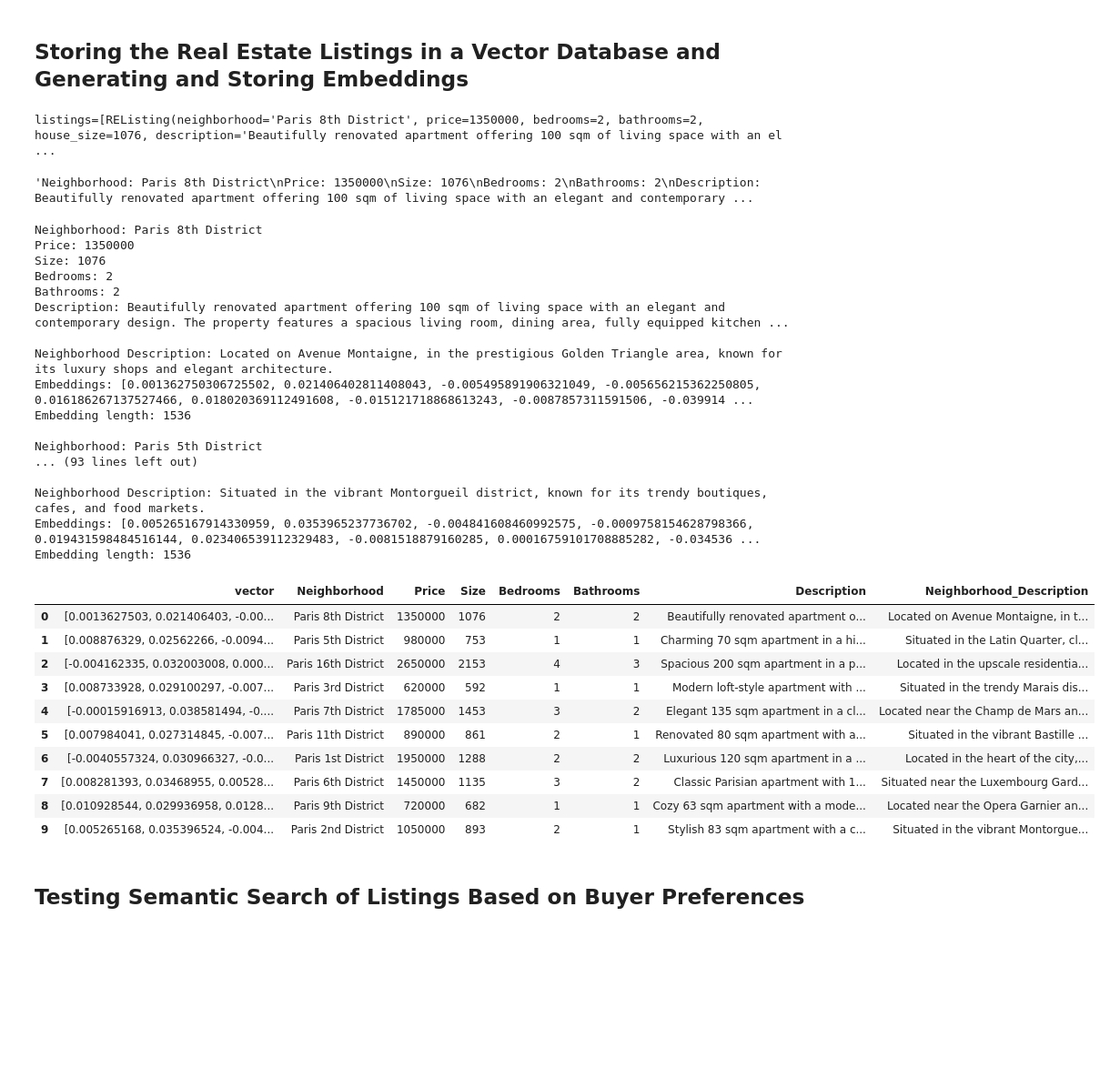
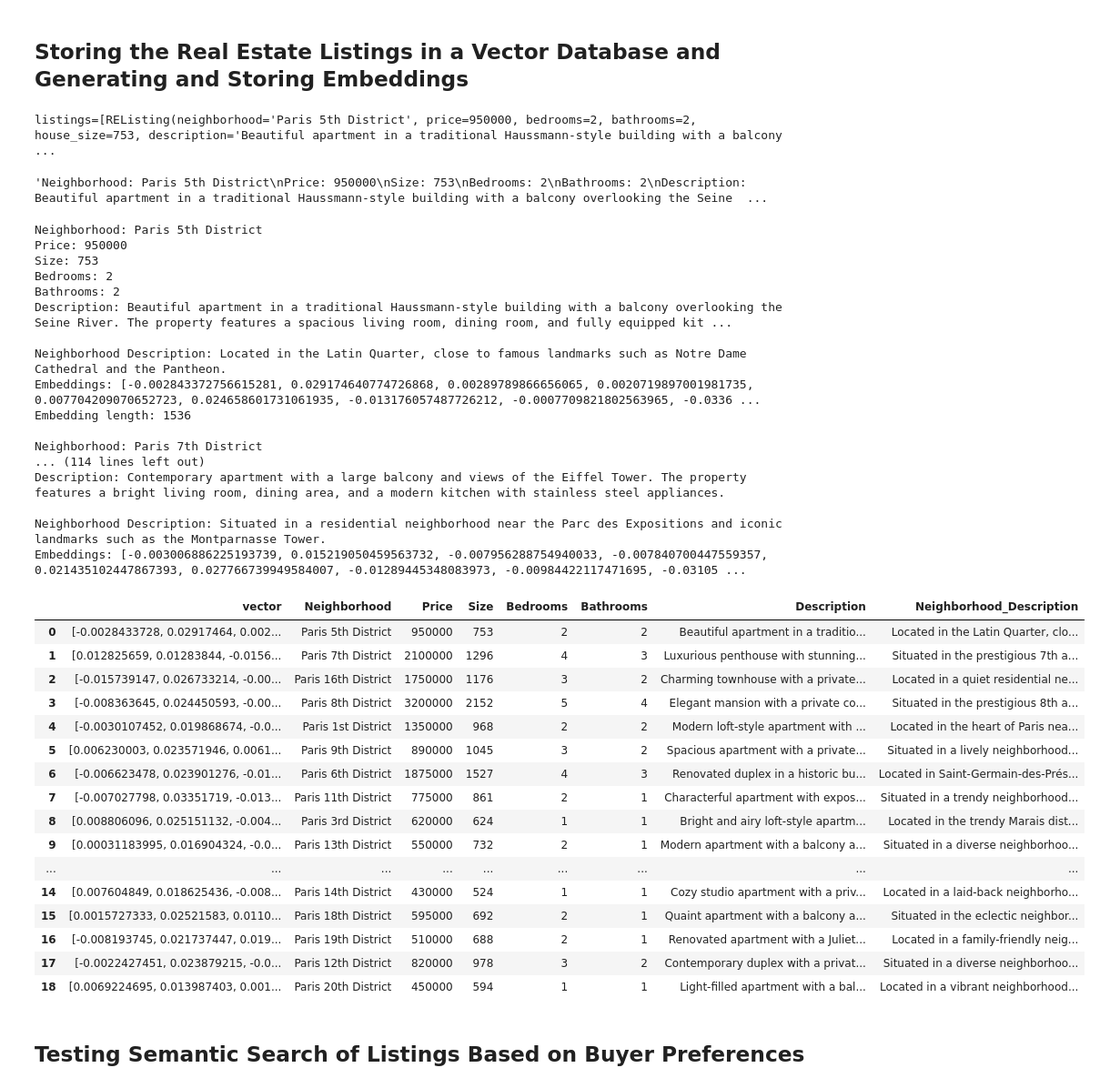
Before and after one commit to mamsdiallo/GenerativeAI, a Jupyter notebook: HomeMatchMDialloV1_0.ipynb, the cells around one changed output. Shown at 91% size. Cells and saved outputs as stored; diff of their text form; code cells hidden in the pictures; blank space fills up the shorter version.

```diff
--- a/HomeMatchMDialloV1_0.ipynb
+++ b/HomeMatchMDialloV1_0.ipynb
@@ -125,8 +118,8 @@ openai.api_base = os.environ["OPENAI_API_BASE"]
 ## Real Estate Listing Generation
 # %%
 # INSTRUCTION holds the prompt that tells the model to generate
-# 10 different real estate listings for various Paris neighborhoods.
-INSTRUCTION = "Generate 10 different and realistic real estate listings from multiple Neighborhoods of Paris."
+# 20 different real estate listings for various Paris neighborhoods.
+INSTRUCTION = "Generate 20 different and realistic real estate listings from multiple Neighborhoods of Paris."
 
 # SAMPLE_LISTING provides an example of the desired listing format and details,
 # including the neighborhood, price, and a brief description of the property.
@@ -277,7 +276,7 @@ def load_listings_from_dataframe(df: pd.DataFrame) -> REListingCollection:
 csv_collection = load_listings_from_dataframe(df)
 print(csv_collection)
 # %% [output]
-listings=[REListing(neighborhood='Paris 8th District', price=1350000, bedrooms=2, bathrooms=2, house_size=1076, description='Beautifully renovated apartment offering 100 sqm of living space with an el ...
+listings=[REListing(neighborhood='Paris 5th District', price=950000, bedrooms=2, bathrooms=2, house_size=753, description='Beautiful apartment in a traditional Haussmann-style building with a balcony  ...
 # %%
 ## Generate text to embed
 
@@ -300,7 +299,7 @@ def build_text_for_embedding(listing: REListing) -> str:
 # which can be fed into an embedding model or stored as needed.
 build_text_for_embedding(csv_collection.listings[0])
 # %% [output]
-'Neighborhood: Paris 8th District\nPrice: 1350000\nSize: 1076\nBedrooms: 2\nBathrooms: 2\nDescription: Beautifully renovated apartment offering 100 sqm of living space with an elegant and contemporary ...
+'Neighborhood: Paris 5th District\nPrice: 950000\nSize: 753\nBedrooms: 2\nBathrooms: 2\nDescription: Beautiful apartment in a traditional Haussmann-style building with a balcony overlooking the Seine  ...
 # %%
 # Use Pydantic to define a data model that aligns with LanceDB’s requirements.
 # This model includes a 'vector' field to store embeddings (size 1536),
@@ -366,23 +365,23 @@ for listing in csv_collection.listings:
     )
     print("")
 # %% [output]
-Neighborhood: Paris 8th District
-Price: 1350000
-Size: 1076
+Neighborhood: Paris 5th District
+Price: 950000
+Size: 753
 Bedrooms: 2
 Bathrooms: 2
-Description: Beautifully renovated apartment offering 100 sqm of living space with an elegant and contemporary design. The property features a spacious living room, dining area, fully equipped kitchen ...
+Description: Beautiful apartment in a traditional Haussmann-style building with a balcony overlooking the Seine River. The property features a spacious living room, dining room, and fully equipped kit ...
 
-Neighborhood Description: Located on Avenue Montaigne, in the prestigious Golden Triangle area, known for its luxury shops and elegant architecture.
-Embeddings: [0.001362750306725502, 0.021406402811408043, -0.005495891906321049, -0.005656215362250805, 0.016186267137527466, 0.018020369112491608, -0.015121718868613243, -0.0087857311591506, -0.039914 ...
+Neighborhood Description: Located in the Latin Quarter, close to famous landmarks such as Notre Dame Cathedral and the Pantheon.
+Embeddings: [-0.002843372756615281, 0.029174640774726868, 0.00289789866656065, 0.0020719897001981735, 0.007704209070652723, 0.024658601731061935, -0.013176057487726212, -0.0007709821802563965, -0.0336 ...
 Embedding length: 1536
 
-Neighborhood: Paris 5th District
-... (93 lines left out)
+Neighborhood: Paris 7th District
+... (114 lines left out)
+Description: Contemporary apartment with a large balcony and views of the Eiffel Tower. The property features a bright living room, dining area, and a modern kitchen with stainless steel appliances.
 
-Neighborhood Description: Situated in the vibrant Montorgueil district, known for its trendy boutiques, cafes, and food markets.
-Embeddings: [0.005265167914330959, 0.0353965237736702, -0.004841608460992575, -0.0009758154628798366, 0.019431598484516144, 0.023406539112329483, -0.0081518879160285, 0.00016759101708885282, -0.034536 ...
-Embedding length: 1536
+Neighborhood Description: Situated in a residential neighborhood near the Parc des Expositions and iconic landmarks such as the Montparnasse Tower.
+Embeddings: [-0.003006886225193739, 0.015219050459563732, -0.007956288754940033, -0.007840700447559357, 0.021435102447867393, 0.027766739949584007, -0.01289445348083973, -0.00984422117471695, -0.03105 ...
 # %%
 # Now connect to a local db at ~/.lancedb and create an empty LanceDB table
 
@@ -406,18 +405,24 @@ table = db.create_table(table_name, schema=RE_listing)
 table.add([dict(d) for d in data])
 # %%
 # Preview the first 10 rows of the LanceDB table by converting them to a Pandas DataFrame.
-table.head(n=10).to_pandas()
+table.head(n=20).to_pandas()
 # %% [output]
 |  | vector | Neighborhood | Price | Size | Bedrooms | Bathrooms | Description | Neighborhood_Description |
-| 0 | [0.0013627503, 0.021406403, -0.00... | Paris 8th District | 1350000 | 1076 | 2 | 2 | Beautifully renovated apartment o... | Located on Avenue Montaigne, in t... |
-| 1 | [0.008876329, 0.02562266, -0.0094... | Paris 5th District | 980000 | 753 | 1 | 1 | Charming 70 sqm apartment in a hi... | Situated in the Latin Quarter, cl... |
-| 2 | [-0.004162335, 0.032003008, 0.000... | Paris 16th District | 2650000 | 2153 | 4 | 3 | Spacious 200 sqm apartment in a p... | Located in the upscale residentia... |
-| 3 | [0.008733928, 0.029100297, -0.007... | Paris 3rd District | 620000 | 592 | 1 | 1 | Modern loft-style apartment with ... | Situated in the trendy Marais dis... |
-| 4 | [-0.00015916913, 0.038581494, -0.... | Paris 7th District | 1785000 | 1453 | 3 | 2 | Elegant 135 sqm apartment in a cl... | Located near the Champ de Mars an... |
-| 5 | [0.007984041, 0.027314845, -0.007... | Paris 11th District | 890000 | 861 | 2 | 1 | Renovated 80 sqm apartment with a... | Situated in the vibrant Bastille ... |
-| 6 | [-0.0040557324, 0.030966327, -0.0... | Paris 1st District | 1950000 | 1288 | 2 | 2 | Luxurious 120 sqm apartment in a ... | Located in the heart of the city,... |
-| 7 | [0.008281393, 0.03468955, 0.00528... | Paris 6th District | 1450000 | 1135 | 3 | 2 | Classic Parisian apartment with 1... | Situated near the Luxembourg Gard... |
-| 8 | [0.010928544, 0.029936958, 0.0128... | Paris 9th District | 720000 | 682 | 1 | 1 | Cozy 63 sqm apartment with a mode... | Located near the Opera Garnier an... |
-| 9 | [0.005265168, 0.035396524, -0.004... | Paris 2nd District | 1050000 | 893 | 2 | 1 | Stylish 83 sqm apartment with a c... | Situated in the vibrant Montorgue... |
+| 0 | [-0.0028433728, 0.02917464, 0.002... | Paris 5th District | 950000 | 753 | 2 | 2 | Beautiful apartment in a traditio... | Located in the Latin Quarter, clo... |
+| 1 | [0.012825659, 0.01283844, -0.0156... | Paris 7th District | 2100000 | 1296 | 4 | 3 | Luxurious penthouse with stunning... | Situated in the prestigious 7th a... |
+| 2 | [-0.015739147, 0.026733214, -0.00... | Paris 16th District | 1750000 | 1176 | 3 | 2 | Charming townhouse with a private... | Located in a quiet residential ne... |
+| 3 | [-0.008363645, 0.024450593, -0.00... | Paris 8th District | 3200000 | 2152 | 5 | 4 | Elegant mansion with a private co... | Situated in the prestigious 8th a... |
+| 4 | [-0.0030107452, 0.019868674, -0.0... | Paris 1st District | 1350000 | 968 | 2 | 2 | Modern loft-style apartment with ... | Located in the heart of Paris nea... |
+| 5 | [0.006230003, 0.023571946, 0.0061... | Paris 9th District | 890000 | 1045 | 3 | 2 | Spacious apartment with a private... | Situated in a lively neighborhood... |
+| 6 | [-0.006623478, 0.023901276, -0.01... | Paris 6th District | 1875000 | 1527 | 4 | 3 | Renovated duplex in a historic bu... | Located in Saint-Germain-des-Prés... |
+| 7 | [-0.007027798, 0.03351719, -0.013... | Paris 11th District | 775000 | 861 | 2 | 1 | Characterful apartment with expos... | Situated in a trendy neighborhood... |
+| 8 | [0.008806096, 0.025151132, -0.004... | Paris 3rd District | 620000 | 624 | 1 | 1 | Bright and airy loft-style apartm... | Located in the trendy Marais dist... |
+| 9 | [0.00031183995, 0.016904324, -0.0... | Paris 13th District | 550000 | 732 | 2 | 1 | Modern apartment with a balcony a... | Situated in a diverse neighborhoo... |
+| ... | ... | ... | ... | ... | ... | ... | ... | ... |
+| 14 | [0.007604849, 0.018625436, -0.008... | Paris 14th District | 430000 | 524 | 1 | 1 | Cozy studio apartment with a priv... | Located in a laid-back neighborho... |
+| 15 | [0.0015727333, 0.02521583, 0.0110... | Paris 18th District | 595000 | 692 | 2 | 1 | Quaint apartment with a balcony a... | Situated in the eclectic neighbor... |
+| 16 | [-0.008193745, 0.021737447, 0.019... | Paris 19th District | 510000 | 688 | 2 | 1 | Renovated apartment with a Juliet... | Located in a family-friendly neig... |
+| 17 | [-0.0022427451, 0.023879215, -0.0... | Paris 12th District | 820000 | 978 | 3 | 2 | Contemporary duplex with a privat... | Situated in a diverse neighborhoo... |
+| 18 | [0.0069224695, 0.013987403, 0.001... | Paris 20th District | 450000 | 594 | 1 | 1 | Light-filled apartment with a bal... | Located in a vibrant neighborhood... |
 # %% [markdown]
 ## Testing Semantic Search of Listings Based on Buyer Preferences
```
Also changed, not shown: parts of 11 cells of this notebook.
